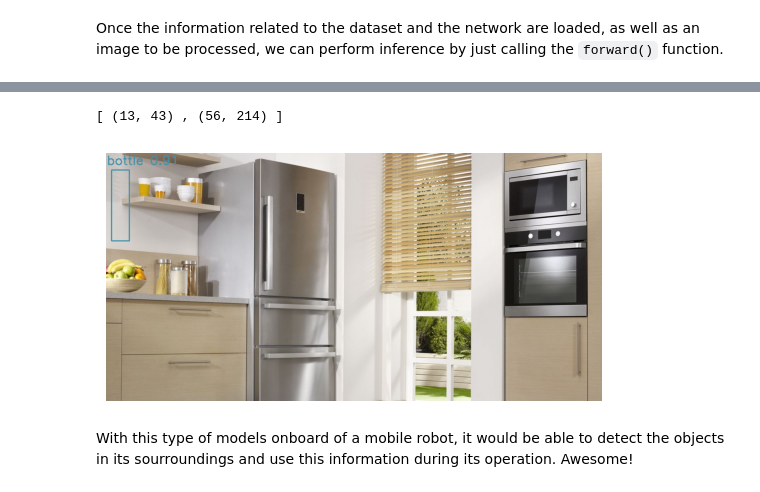
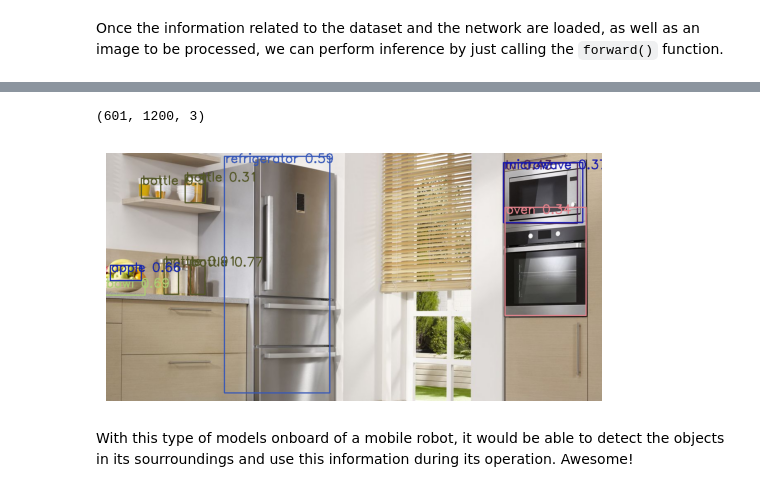
Before and after one commit to Panvalkon/uma_cv_2023, a Jupyter notebook: Chapter 07. Object Recognition/7.4 Deep Learning methods for object detection.ipynb, the cells around one changed output, grey strips where cells are left out. Saved outputs shown, nothing was run; the diff lists cells and outputs as text; code cells hidden in the pictures.

```diff
--- a/Chapter 07. Object Recognition/7.4 Deep Learning methods for object detection.ipynb
+++ b/Chapter 07. Object Recognition/7.4 Deep Learning methods for object detection.ipynb
@@ -159,43 +160,43 @@ You are tasked to:
 <center><img src="./images/dnn/example_of_results.PNG"><br /><i>Figure 6. Illustration of an image processed by the network with annotations of the detected objects, their categories and scores. </i></center>$\\[5pt]$
 # %%
 # loop over each of the detection
+
 image_copy = image.copy()
-
+print(image.shape)
+height, width,_ = image.shape
 for detection in output[0, 0, :, :]:
-    # extract the confidence of the detection
     confidence = detection[2]
 
     # draw bounding boxes only if the detection confidence is above...
     # ... a certain threshold, else skip
-    if confidence > 0.9:
+    if confidence > 0.25:
 
         # get the class id
         class_id = detection[1]
         # map the class id to the class
         class_name = class_names[int(class_id)-1]
         color = COLORS[int(class_id)]
         # get the bounding box coordinates
         box_x = detection[3]
         box_y = detection[4]
         # get the bounding box width and height
         box_width = detection[5]
         box_height = detection[6]
 
-        top_left = (int((box_x-0.5*box_width)*300), int((box_y-0.5*box_height)*300))
-        bottom_right = (int((box_x+0.5*box_width)*300), int((box_y+0.5*box_height)*300))
-        print('[',top_left,',',bottom_right,']')
+        top_left = (int((box_x)*width), int((box_y)*height))
+        bottom_right = (int((box_width)*width), int((box_height)*height))
         # draw a rectangle around each detected object
         cv2.rectangle(image_copy, top_left, bottom_right, color, thickness=2)
         # put the FPS text on top of the frame
         text = class_name + ' ' + str(np.round(confidence,2))
-        cv2.putText(image_copy, text, (int(box_x+2), int(box_y + 30)), cv2.FONT_HERSHEY_SIMPLEX, 1, color, 2)
+        cv2.putText(image_copy, text, (int(box_x*width+2), int(box_y*height + 15)), cv2.FONT_HERSHEY_SIMPLEX, 1, color, 2)
 
 # Show image_copy with the detected objects
 plt.imshow(image_copy);
 plt.axis('off');
 # %% [output]
-[ (13, 43) , (56, 214) ]
+(601, 1200, 3)
-[figure, old version]
+[figure, new version]
 # %% [markdown]
 With this type of models onboard of a mobile robot, it would be able to detect the objects in its sourroundings and use this information during its operation. Awesome!
 # %% [markdown]
```
Also changed, not shown: parts of 1 cell of this notebook, 1 other file.
